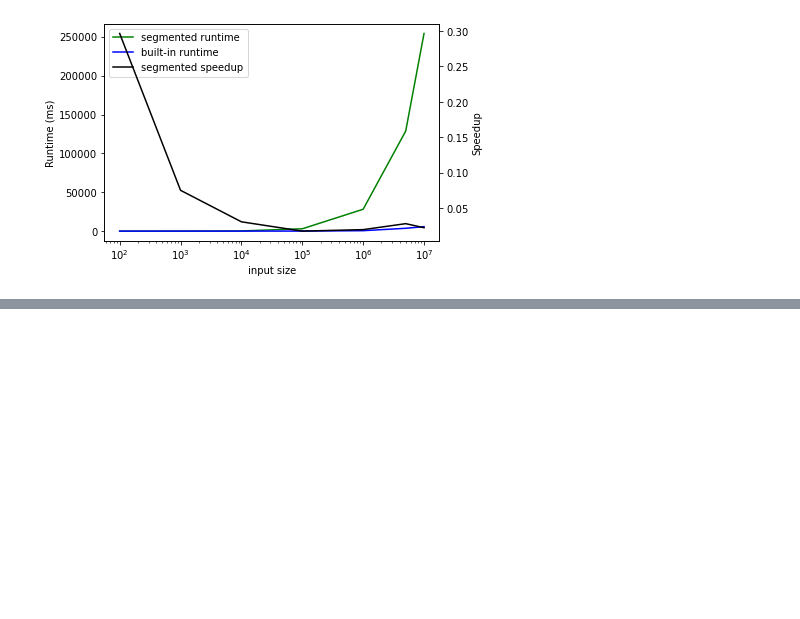
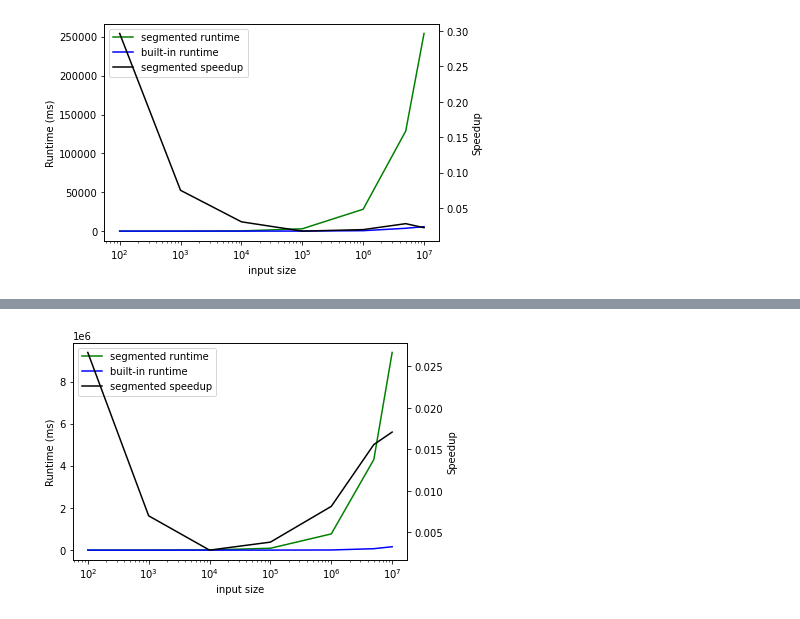
Before and after one commit to antfor/TDA280, a Jupyter notebook: LabC/Graphs.ipynb, the cells around one changed output, grey strips where cells are left out. Saved outputs shown, nothing was run; the diff lists cells and outputs as text; code cells hidden in the pictures; blank space fills up the shorter version.

```diff
--- a/LabC/Graphs.ipynb
+++ b/LabC/Graphs.ipynb
@@ -96,0 +116,4 @@ plotComp('e21', 'i32_', '_bools', 'eb21', 'one_', '_i32s','multicore')
+# %%
+plotComp('e23', 'one_', '_two', 'eb23', 'one_', '_two','c')
+# %% [output]
+[figure, added]
```
Also changed, not shown: parts of 12 cells of this notebook, 8 other files.
